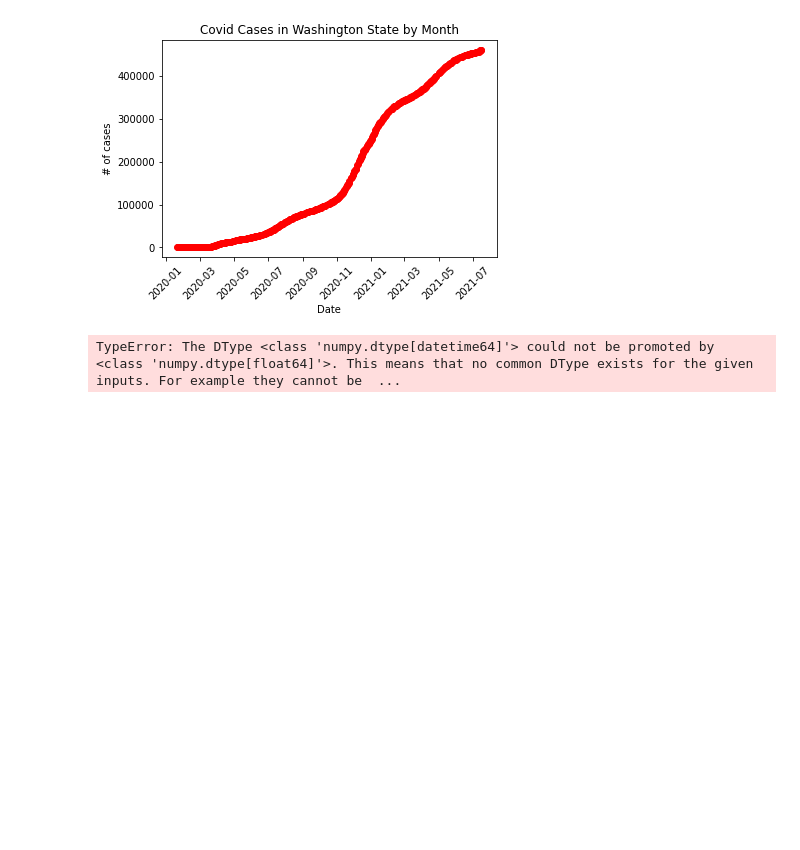
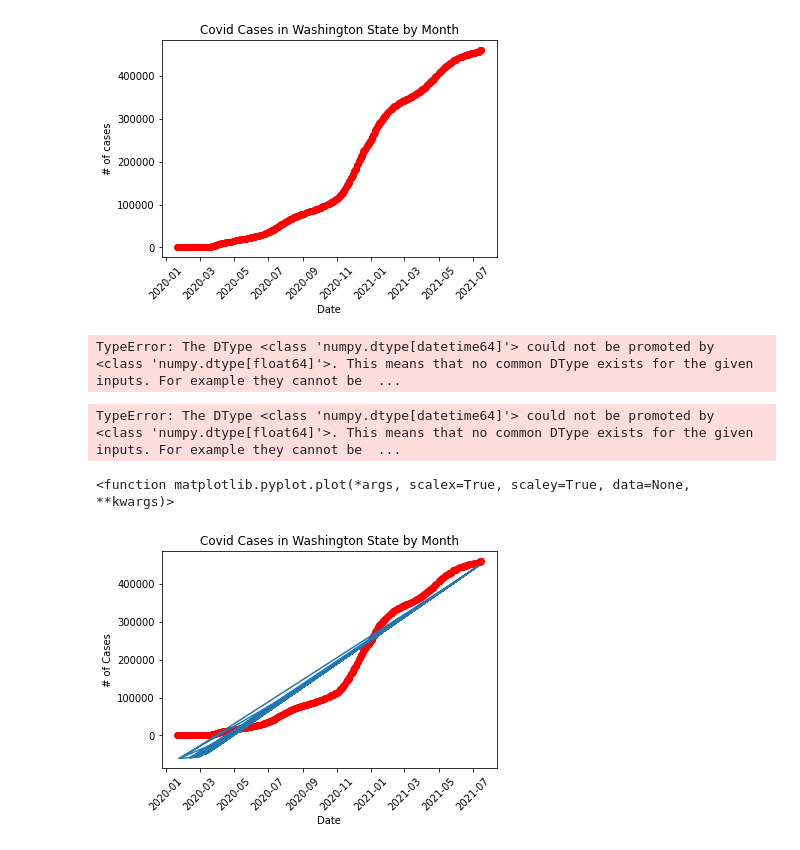
Before and after one commit to danieldills/linear-regression, a Jupyter notebook: regression.ipynb, the cells around one changed output. Drawn from its saved outputs; the diff is of its cells as text; code cells hidden in the pictures; blank space fills up the shorter version.

Commit message:
added README, updated code, still getting errors even after TA assistance

```diff
--- a/regression.ipynb
+++ b/regression.ipynb
@@ -13,4 +14,4 @@ import numpy as np
 # %% [markdown]
 ## Import Data
 # %%
-df = pd.read_csv("us_states.csv", error_bad_lines=False)
+df = pd.read_csv("us_states.csv")
@@ -152,3 +113,19 @@ lm.fit(x_train, y_train)
 y_predict = lm.predict(x_test)
 # %% [output]
 TypeError: The DType <class 'numpy.dtype[datetime64]'> could not be promoted by <class 'numpy.dtype[float64]'>. This means that no common DType exists for the given inputs. For example they cannot be  ...
+# %%
+print(f'Training Accuracy {round(lm.score(x_train, y_train) * 100,2)}%')
+print(f'Test Accuracy {round(lm.score(x_test, y_test) * 100,2)}%')
+# %% [output]
+TypeError: The DType <class 'numpy.dtype[datetime64]'> could not be promoted by <class 'numpy.dtype[float64]'>. This means that no common DType exists for the given inputs. For example they cannot be  ...
+# %%
+plt.xticks(rotation=45)
+plt.scatter(x_train, y_train, color='red')
+plt.plot(x_test, y_predict)
+plt.xlabel('Date')
+plt.ylabel('# of Cases')
+plt.title('Covid Cases in Washington State by Month')
+plt.plot
+# %% [output]
+<function matplotlib.pyplot.plot(*args, scalex=True, scaley=True, data=None, **kwargs)>
+[figure, added]
```
Also changed, not shown: parts of 10 cells of this notebook, 1 other file.
